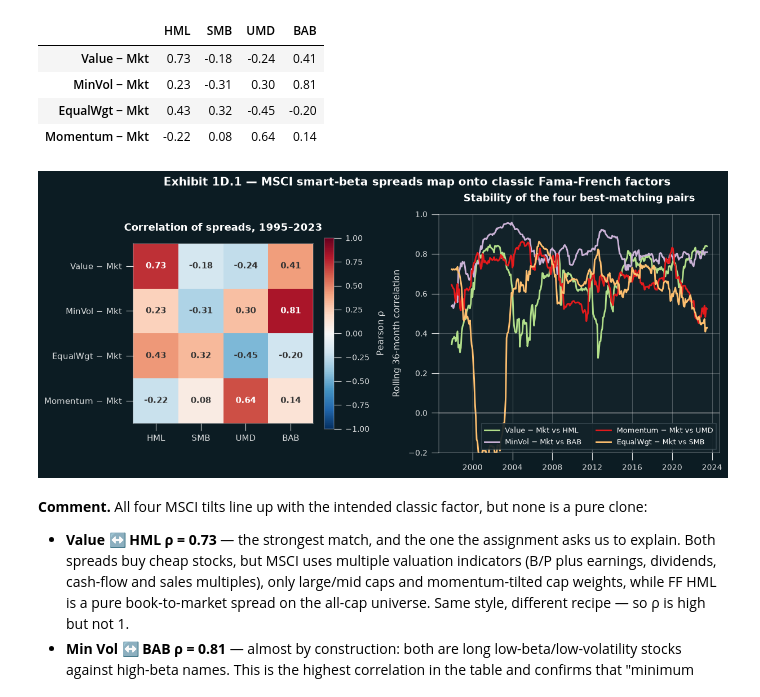
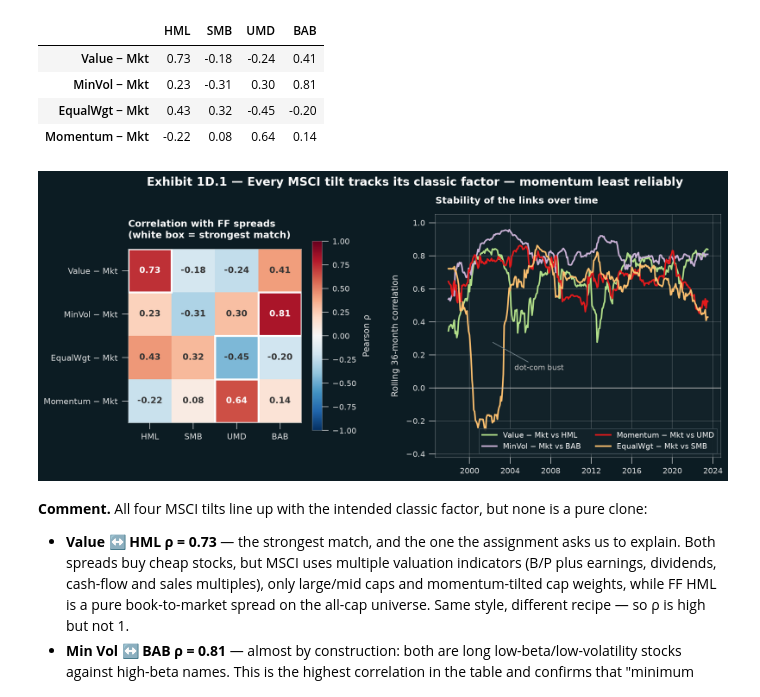
Before and after one commit to Prolead1/goldman2, a Jupyter notebook: notebooks/part1-factor-investing.ipynb, the cells around one changed output. Cells and saved outputs as stored; diff of their text form; code cells hidden in the pictures.

```diff
--- a/notebooks/part1-factor-investing.ipynb
+++ b/notebooks/part1-factor-investing.ipynb
@@ -474,43 +580,50 @@ Table 1D.1 — Correlation of MSCI smart-beta spreads (rows) with FF value-weigh
 | EqualWgt − Mkt | 0.43 | 0.32 | -0.45 | -0.20 |
 | Momentum − Mkt | -0.22 | 0.08 | 0.64 | 0.14 |
 # %%
-# Exhibit 1D.1 — annotated correlation heatmap + rolling 36-month correlations
-fig = plt.figure(figsize=(12.2, 5.0))
-gs = fig.add_gridspec(1, 2, width_ratios=[1.0, 1.25], wspace=0.32)
+# Exhibit 1D.1 — each smart-beta spread and its classic FF sibling
+fig = plt.figure(figsize=(13.6, 5.6))
+gs = fig.add_gridspec(1, 2, width_ratios=[0.95, 1.25], wspace=0.36)
 
 ax = fig.add_subplot(gs[0])
 im = ax.imshow(corr.values, cmap="RdBu_r", vmin=-1, vmax=1)
-ax.set_xticks(range(len(corr.columns)), corr.columns, fontsize=9.5)
-ax.set_yticks(range(len(corr.index)), corr.index, fontsize=9.5)
+ax.set_xticks(range(len(corr.columns)), corr.columns, fontsize=10.5)
+ax.set_yticks(range(len(corr.index)), corr.index, fontsize=10.5)
 for i in range(corr.shape[0]):
     for j in range(corr.shape[1]):
         v = corr.values[i, j]
-        ax.text(j, i, f"{v:.2f}", ha="center", va="center", fontsize=10,
+        ax.text(j, i, f"{v:.2f}", ha="center", va="center", fontsize=11,
                 color="white" if abs(v) > 0.55 else "#333333", fontweight="bold")
-ax.set_title("Correlation of spreads, 1995–2023", fontsize=11.5)
+    j = int(np.argmax(np.abs(corr.values[i])))
+    ax.add_patch(Rectangle((j - 0.5, i - 0.5), 1, 1, fill=False, edgecolor="white",
+                           lw=2.5, zorder=5))
+ax.set_title("Correlation with FF spreads\n(white box = strongest match)", loc="left", fontsize=12)
 ax.grid(False)
-fig.colorbar(im, ax=ax, shrink=0.8, label="Pearson ρ")
+fig.colorbar(im, ax=ax, shrink=0.78, label="Pearson ρ")
 
 ax2 = fig.add_subplot(gs[1])
 pairs = [("Value − Mkt", "HML", C["value"]), ("MinVol − Mkt", "BAB", C["minvol"]),
          ("Momentum − Mkt", "UMD", C["momentum"]), ("EqualWgt − Mkt", "SMB", C["ew"])]
 for spread, factor, colour in pairs:
     roll_corr = spreads[spread].rolling(36).corr(ff_spreads[factor])
-    ax2.plot(roll_corr.index.to_timestamp(), roll_corr, color=colour, lw=1.9,
+    ax2.plot(roll_corr.index.to_timestamp(), roll_corr, color=colour, lw=2.0,
              label=f"{spread} vs {factor}")
-ax2.axhline(0, color="#C0C0C0", lw=0.9)
-ax2.set_ylim(-0.2, 1.0)
-ax2.set_ylabel("Rolling 36-month correlation")
-ax2.set_title("Stability of the four best-matching pairs", fontsize=11.5)
-ax2.legend(fontsize=8.5, loc="lower right", ncol=2, frameon=True, facecolor=PANEL,
+ax2.axhline(0, color="#C0C0C0", lw=1.0)
+ax2.set_ylim(-0.42, 1.05)
+ax2.set_ylabel("Rolling 36-month correlation", labelpad=8)
+ax2.set_title("Stability of the links over time", loc="left", fontsize=12)
+ax2.legend(fontsize=9.5, loc="lower right", ncol=2, frameon=True, facecolor=PANEL,
            edgecolor="#3A4A52", framealpha=0.92)
+ax2.annotate("dot-com bust", xy=(pd.Timestamp("2002-03-01"), 0.28),
+             xytext=(pd.Timestamp("2004-06-01"), 0.12), fontsize=9.5, color="#C0C0C0",
+             ha="left", va="center",
+             arrowprops=dict(arrowstyle="-", color="#7A8A92", lw=0.9))
 
-fig.suptitle("Exhibit 1D.1 — MSCI smart-beta spreads map onto classic Fama-French factors",
-             fontsize=13, fontweight="bold", y=1.0)
+fig.suptitle("Exhibit 1D.1 — Every MSCI tilt tracks its classic factor — momentum least reliably",
+             fontsize=15, fontweight="bold", y=1.0)
 fig.tight_layout()
 save_exhibit(fig, "1d_correlation_analysis")
 # %% [output]
-[figure, old version]
+[figure, new version]
 # %% [markdown]
 **Comment.** All four MSCI tilts line up with the intended classic factor, but none is a pure clone:
 
```
Also changed, not shown: parts of 9 cells of this notebook, 7 other files.
